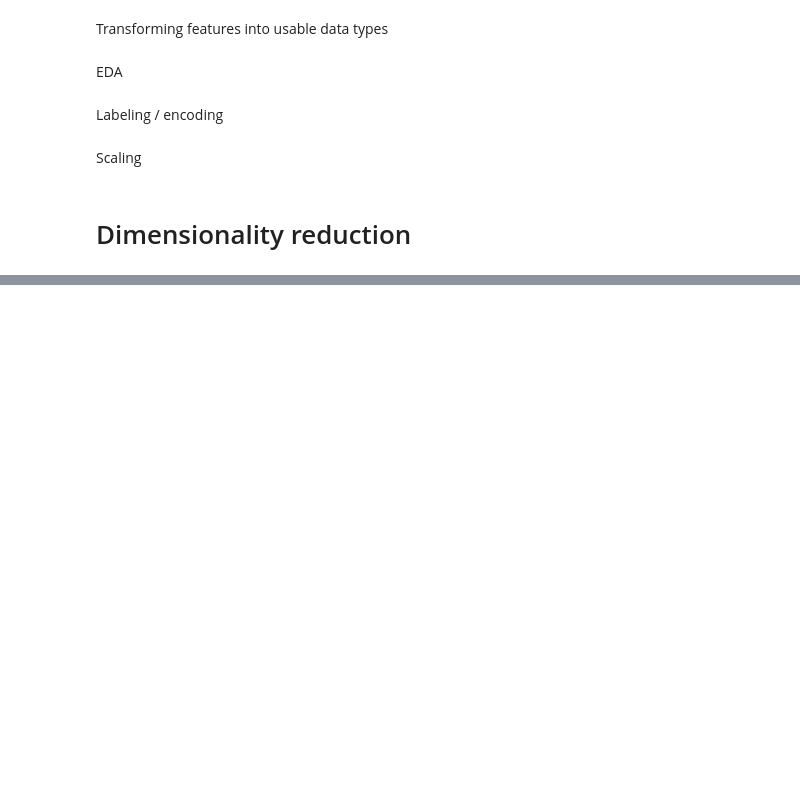
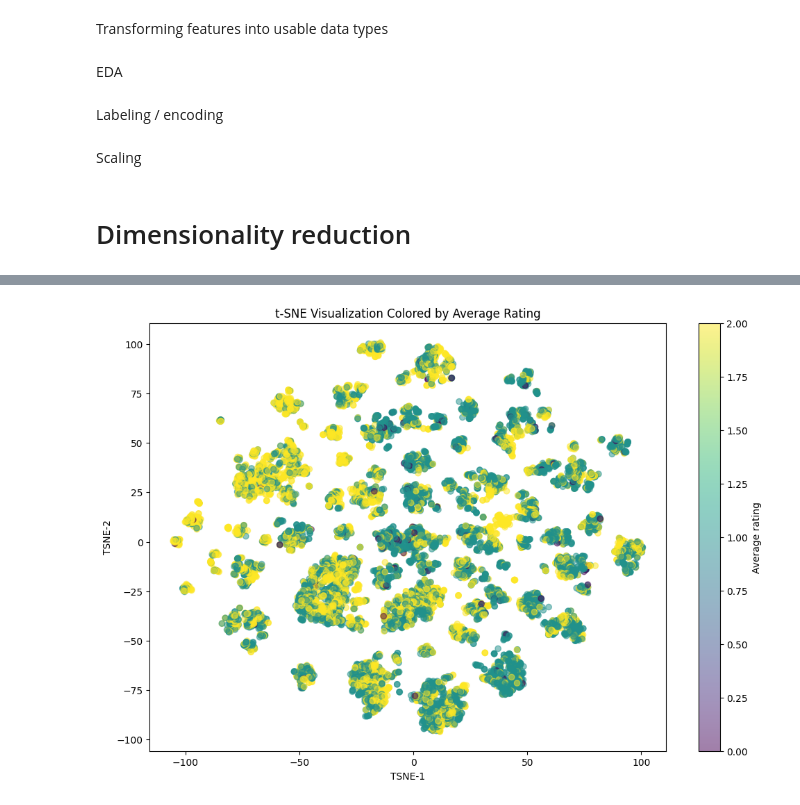
Before and after one commit to SoareCristi/BigData_MovieRatings, a Jupyter notebook: preprocessing_dimensionalityReduction.ipynb, the cells around one changed output, grey strips where cells are left out. Saved outputs shown, nothing was run; the diff lists cells and outputs as text; code cells hidden in the pictures; blank space fills up the shorter version.

```diff
--- a/preprocessing_dimensionalityReduction.ipynb
+++ b/preprocessing_dimensionalityReduction.ipynb
@@ -61,0 +167,13 @@ df_scaled.to_csv('CleanedData/dataset_preprocessed.csv', index=False)
+# %%
+tsne = TSNE(random_state=42, perplexity=30, n_iter=1000)
+tsne_results = tsne.fit_transform(scaled_features)
+# %%
+plt.figure(figsize=(12, 8))
+scatter = plt.scatter(tsne_results[:, 0], tsne_results[:, 1], c=labels, cmap='viridis', alpha=0.5)
+plt.colorbar(scatter, label='Average rating')
+plt.title('t-SNE Visualization Colored by Average Rating')
+plt.xlabel('TSNE-1')
+plt.ylabel('TSNE-2')
+plt.show()
+# %% [output]
+[figure, added]
```
Also changed, not shown: parts of 12 cells of this notebook.
